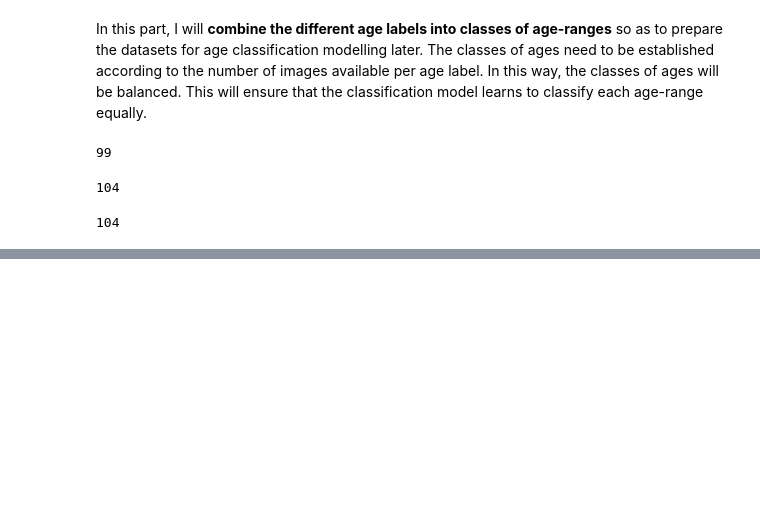
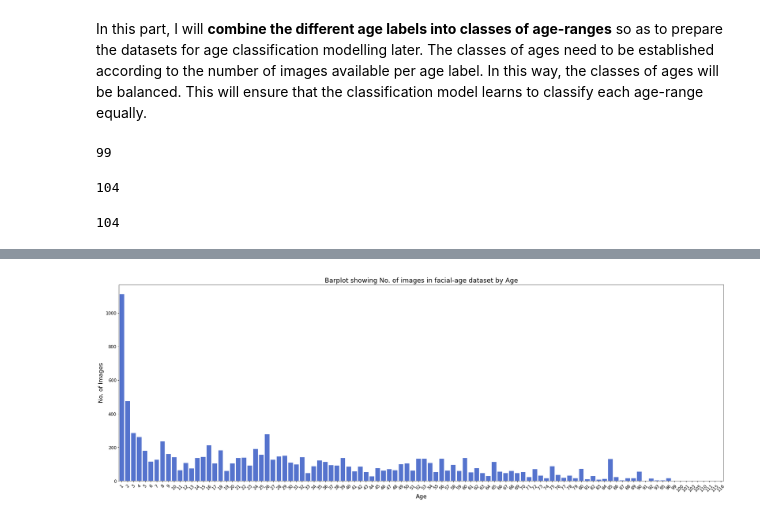
Before and after one commit to tiffanytang3344/Age_Detection_Using_Facial_Image_with_CNN, a Jupyter notebook: EDA_age_data.ipynb, the cells around one changed output, grey strips where cells are left out. Cells and saved outputs as stored; diff of their text form; code cells hidden in the pictures; blank space fills up the shorter version.

```diff
--- a/EDA_age_data.ipynb
+++ b/EDA_age_data.ipynb
@@ -188,0 +224,8 @@ len(unique_ages)
+# %%
+# Creating a dataframe to store the no. of images per age label in facial-age dataset, UTKFace dataset and the combined dataset.
+
+images_df = pd.DataFrame(combined_images.values(), index=combined_images.keys(), columns=['combined_images'])
+images_df['facial_age_images'] = pd.Series(facial_age_images)
+images_df['utkface_images'] = pd.Series(utkface_images)
+
+images_df
@@ -188,0 +246,7 @@ len(unique_ages)
+# %%
+# Imputing the null values in above dataframe with 0s.
+
+images_df.fillna(0, inplace=True)
+images_df = images_df.astype(int)
+
+images_df
@@ -188,0 +271,19 @@ len(unique_ages)
+# %%
+# Plotting the no. of images by ages in a barplot.
+
+plt.figure(figsize=(30, 10))
+
+ax = sns.barplot(x=images_df.index, y=images_df['facial_age_images'], color='royalblue')
+
+ax.tick_params(axis='both', labelsize=12)
+ax.tick_params(axis='x', labelrotation=45)
+
+plt.xlabel("Age", fontsize=16)
+plt.ylabel("No. of Images", fontsize=16)
+
+plt.title("Barplot showing No. of images in facial-age dataset by Age", fontsize=18)
+
+# Exporting plot image in PNG format.
+plt.savefig('/content/drive/My Drive/Age_Detection/plot_images/barplot_facial_age_images.png', bbox_inches='tight');
+# %% [output]
+[figure, added]
```
Also changed, not shown: parts of 8 cells of this notebook.
